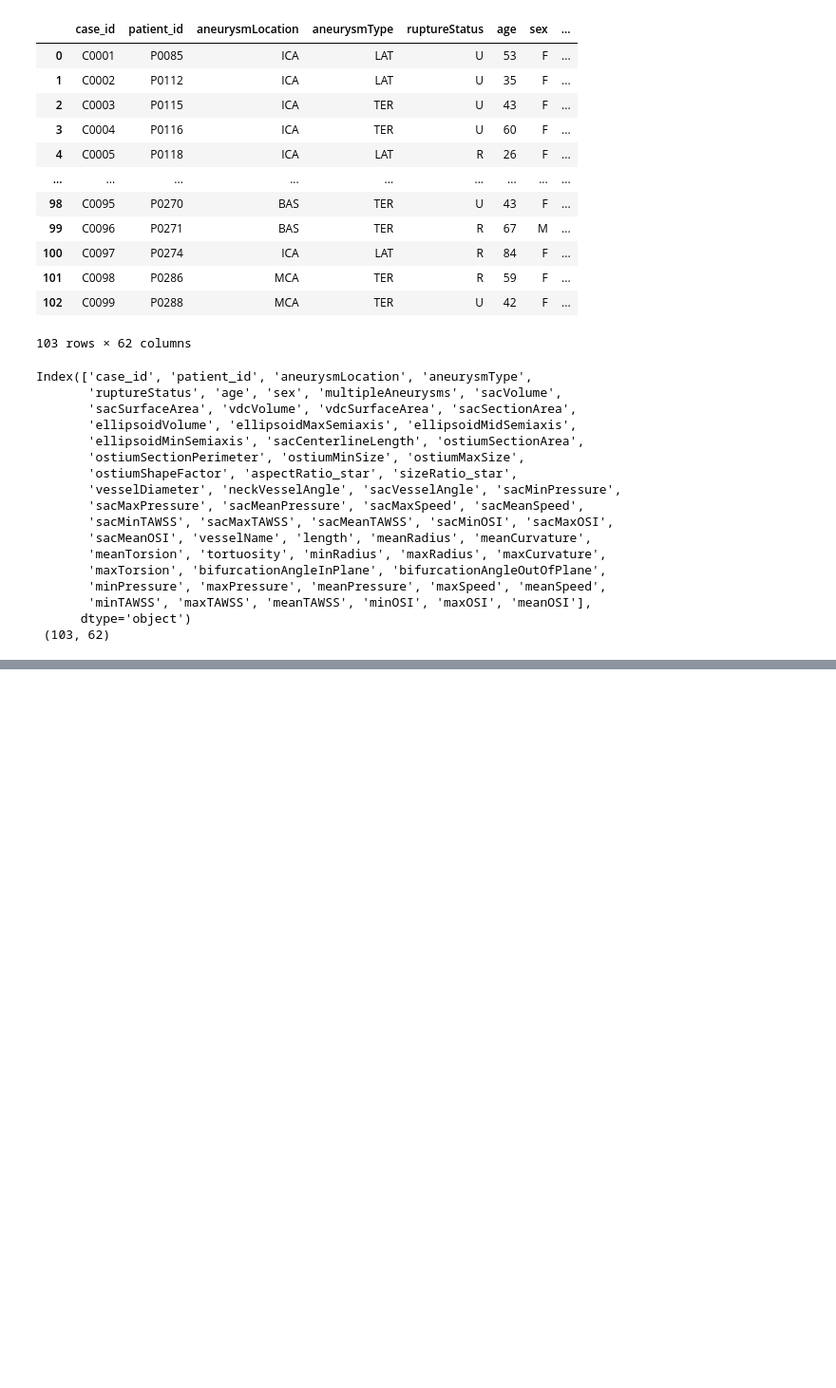
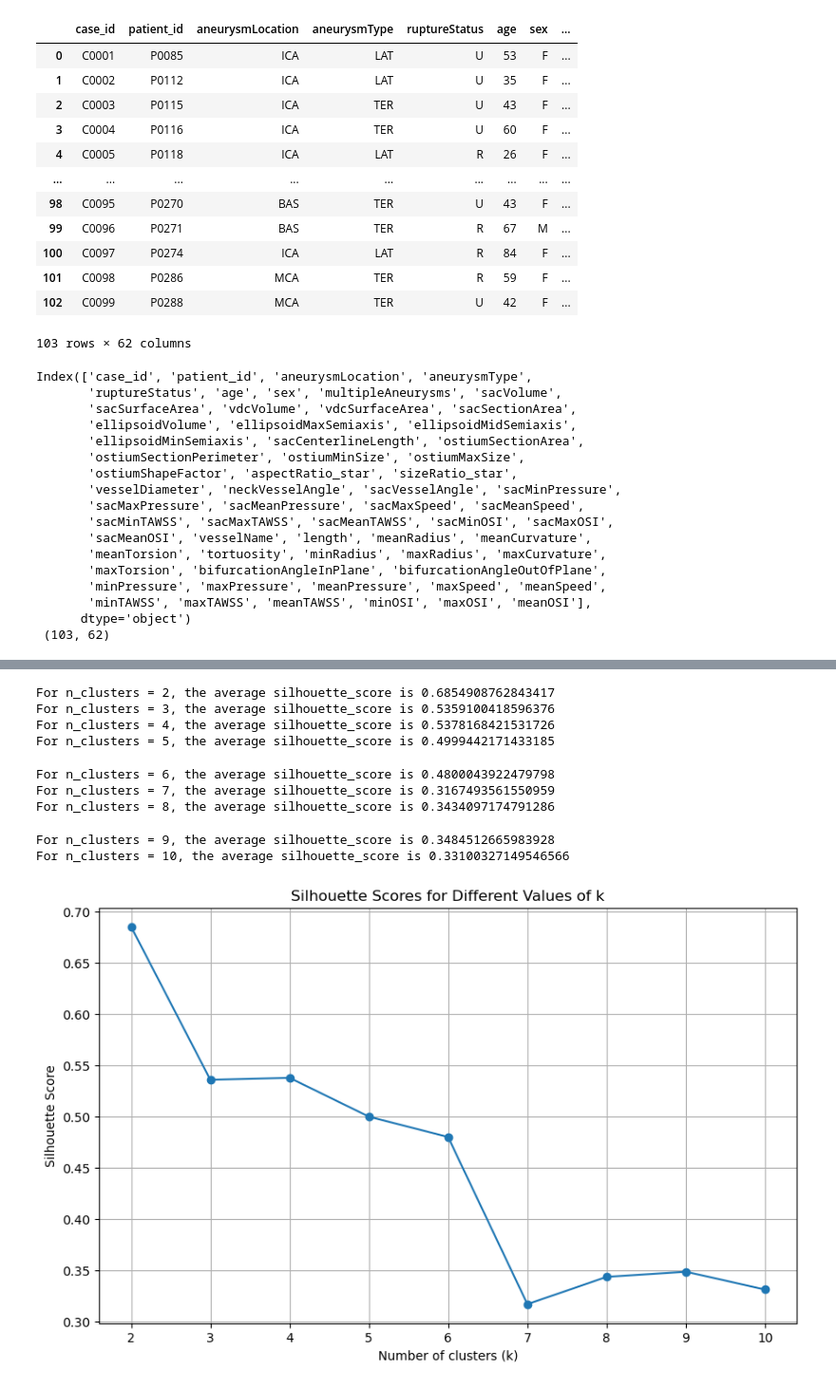
Before and after one commit to shrinitbabel/Aneurysm-CFD-Supervised-Clustering, a Jupyter notebook: Aneurysm EDA.ipynb, the cells around one changed output, grey strips where cells are left out. Shown: that part at 95% size. Saved outputs shown, nothing was run; the diff lists cells and outputs as text; code cells hidden in the pictures; blank space fills up the shorter version.

```diff
--- a/Aneurysm EDA.ipynb
+++ b/Aneurysm EDA.ipynb
@@ -505,0 +123,39 @@ ValueError: Could not interpret value `eps` for parameter `x`
+# %%
+import pandas as pd
+import numpy as np
+
+
+# Define the range of k values to evaluate
+k_values = range(2, 11)
+
+# Initialize a list to store silhouette scores
+silhouette_scores = []
+
+# Calculate silhouette scores for each k
+for k in k_values:
+    kmeans = KMeans(n_clusters=k, random_state=42)
+    cluster_labels = kmeans.fit_predict(data)
+    silhouette_avg = silhouette_score(data, cluster_labels)
+    silhouette_scores.append(silhouette_avg)
+    print(f"For n_clusters = {k}, the average silhouette_score is {silhouette_avg}")
+
+# Plot the silhouette scores
+plt.figure(figsize=(10, 6))
+plt.plot(k_values, silhouette_scores, marker='o')
+plt.title('Silhouette Scores for Different Values of k')
+plt.xlabel('Number of clusters (k)')
+plt.ylabel('Silhouette Score')
+plt.xticks(k_values)
+plt.grid(True)
+plt.show()
+# %% [output]
+For n_clusters = 2, the average silhouette_score is 0.6854908762843417
+For n_clusters = 3, the average silhouette_score is 0.5359100418596376
+For n_clusters = 4, the average silhouette_score is 0.5378168421531726
+For n_clusters = 5, the average silhouette_score is 0.4999442171433185
+For n_clusters = 6, the average silhouette_score is 0.4800043922479798
+For n_clusters = 7, the average silhouette_score is 0.3167493561550959
+For n_clusters = 8, the average silhouette_score is 0.3434097174791286
+For n_clusters = 9, the average silhouette_score is 0.3484512665983928
+For n_clusters = 10, the average silhouette_score is 0.33100327149546566
+[figure, added]
```
Also changed, not shown: parts of 14 cells of this notebook.
